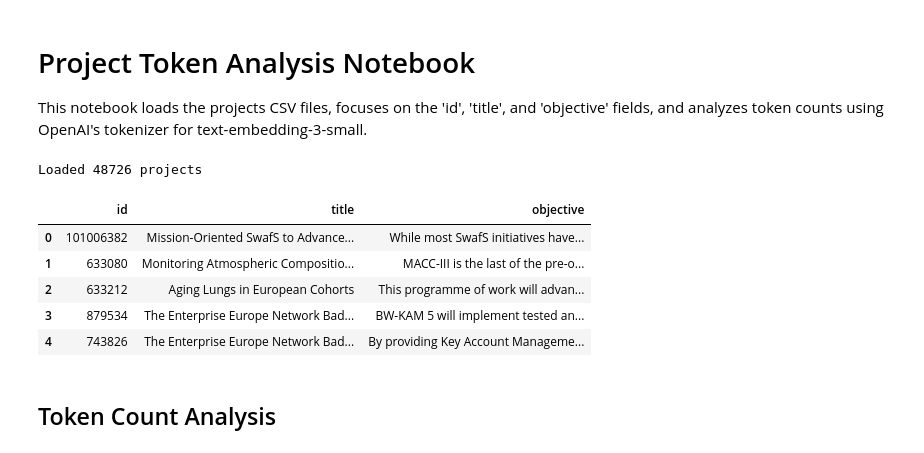
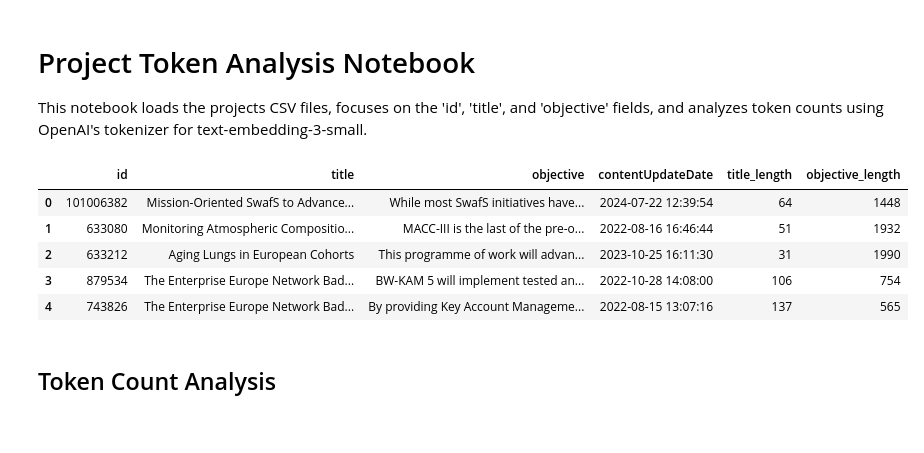
Before and after one commit to turboflo/horizon-scope, a Jupyter notebook: notebooks/02_projects_token_analysis.ipynb, the cells around one changed output. Cells and saved outputs as stored; diff of their text form; code cells hidden in the pictures.

Commit message:
Add data preperation notebook

```diff
--- a/notebooks/projects-token-analysis.ipynb
+++ b/notebooks/02_projects_token_analysis.ipynb
@@ -13,24 +13,29 @@ plt.style.use('ggplot')
 
 # Get the tokenizer for text-embedding-3-small
 encoding = get_encoding("cl100k_base")  # This is the encoding used by text-embedding-3-small
+# %%
+df = pd.read_pickle("../data/horizon_projects.pkl")
+
+df.head()
+# %% [output]
+|  | id | title | objective | contentUpdateDate | title_length | objective_length |
+| 0 | 101006382 | Mission-Oriented SwafS to Advance... | While most SwafS initiatives have... | 2024-07-22 12:39:54 | 64 | 1448 |
+| 1 | 633080 | Monitoring Atmospheric Compositio... | MACC-III is the last of the pre-o... | 2022-08-16 16:46:44 | 51 | 1932 |
+| 2 | 633212 | Aging Lungs in European Cohorts | This programme of work will advan... | 2023-10-25 16:11:30 | 31 | 1990 |
+| 3 | 879534 | The Enterprise Europe Network Bad... | BW-KAM 5 will implement tested an... | 2022-10-28 14:08:00 | 106 | 754 |
+| 4 | 743826 | The Enterprise Europe Network Bad... | By providing Key Account Manageme... | 2022-08-15 13:07:16 | 137 | 565 |
 # %%
-# Load the CSV files
-df_14_20 = pd.read_csv("../data/projects_14_20.csv", sep=';', quotechar='"', escapechar='\\')
-df_21_27 = pd.read_csv("../data/projects_21_27.csv", sep=';', quotechar='"', escapechar='\\')
+# # Load the CSV files
+# df_14_20 = pd.read_csv("../data/projects_14_20.csv", sep=';', quotechar='"', escapechar='\\')
+# df_21_27 = pd.read_csv("../data/projects_21_27.csv", sep=';', quotechar='"', escapechar='\\')
 
-# Combine the two dataframes and only keep the columns 'id', 'title', and 'objective'
-df = pd.concat([df_14_20[['id', 'title', 'objective']], df_21_27[['id', 'title', 'objective']]])
+# display(df_14_20.head())
 
-print(f"Loaded {len(df)} projects")
-df.head()
+# # Combine the two dataframes and only keep the columns 'id', 'title', and 'objective'
+# df = pd.concat([df_14_20[['id', 'title', 'objective']], df_21_27[['id', 'title', 'objective']]])
+
+# print(f"Loaded {len(df)} projects")
+# df.head()
-# %% [output]
-Loaded 48726 projects
-|  | id | title | objective |
-| 0 | 101006382 | Mission-Oriented SwafS to Advance... | While most SwafS initiatives have... |
-| 1 | 633080 | Monitoring Atmospheric Compositio... | MACC-III is the last of the pre-o... |
-| 2 | 633212 | Aging Lungs in European Cohorts | This programme of work will advan... |
-| 3 | 879534 | The Enterprise Europe Network Bad... | BW-KAM 5 will implement tested an... |
-| 4 | 743826 | The Enterprise Europe Network Bad... | By providing Key Account Manageme... |
 # %% [markdown]
 ## Token Count Analysis
 # %%
```
Also changed, not shown: parts of 1 cell of this notebook, 2 other files.
